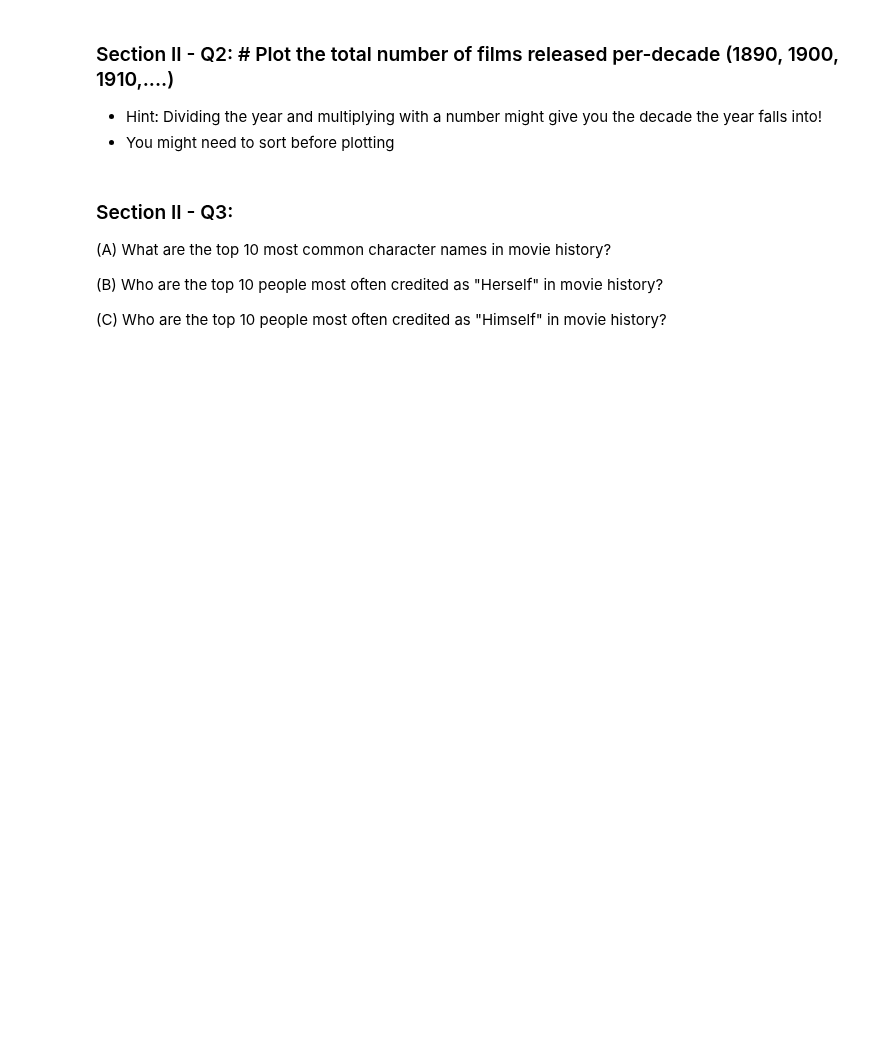
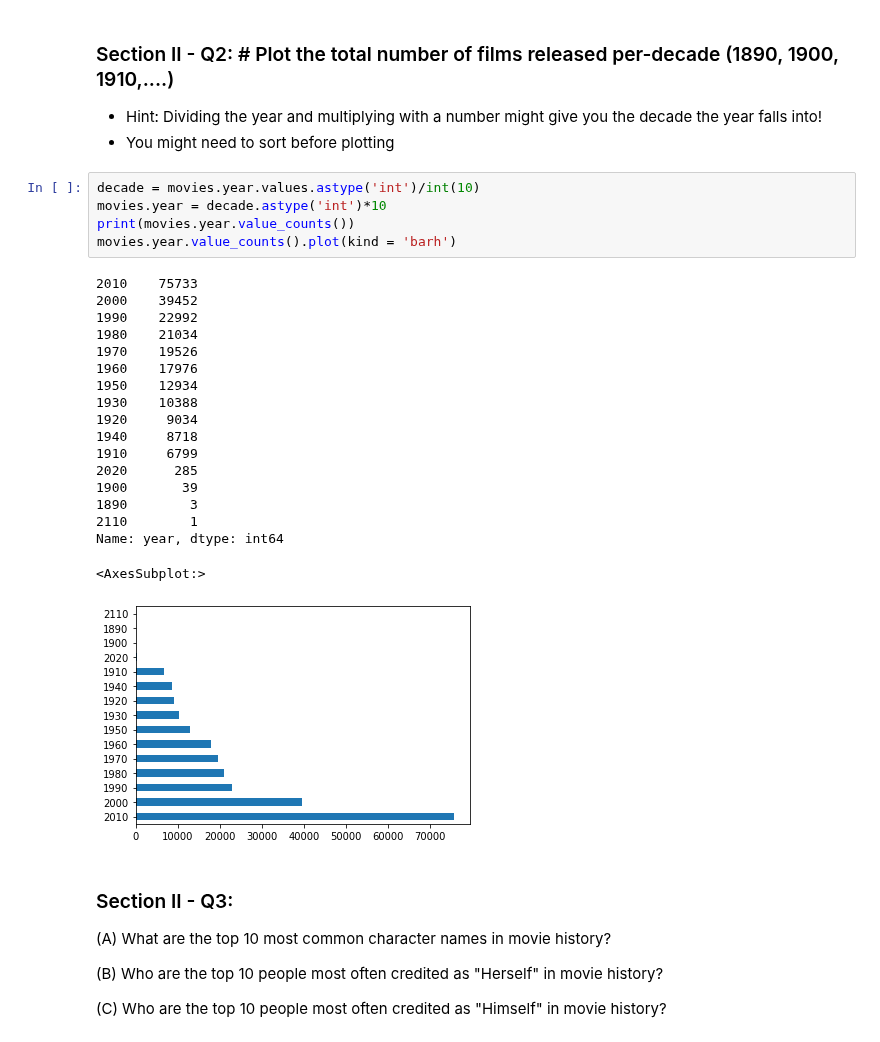
Before and after one commit to springboard-curriculum/mec-mini-projects, a Jupyter notebook: mec-5.3.10-data-wranging-with-pandas-mini-project/Mini_Project_Data_Wrangling_Pandas.ipynb, the cells around one changed output. Cells and saved outputs as stored; diff of their text form; blank space fills up the shorter version.

```diff
--- a/mec-5.3.10-data-wranging-with-pandas-mini-project/Mini_Project_Data_Wrangling_Pandas.ipynb
+++ b/mec-5.3.10-data-wranging-with-pandas-mini-project/Mini_Project_Data_Wrangling_Pandas.ipynb
@@ -198,6 +392,30 @@ top_ten.plot(kind='barh')
 ### Section II - Q2: # Plot the total number of films released per-decade (1890, 1900, 1910,....)
 - Hint: Dividing the year and multiplying with a number might give you the decade the year falls into!
 - You might need to sort before plotting
+# %%
+decade = movies.year.values.astype('int')/int(10)
+movies.year = decade.astype('int')*10
+print(movies.year.value_counts())
+movies.year.value_counts().plot(kind = 'barh')
+# %% [output]
+2010    75733
+2000    39452
+1990    22992
+1980    21034
+1970    19526
+1960    17976
+1950    12934
+1930    10388
+1920     9034
+1940     8718
+1910     6799
+2020      285
+1900       39
+1890        3
+2110        1
+Name: year, dtype: int64
+<AxesSubplot:>
+[figure, added]
 # %% [markdown]
 ### Section II - Q3:
 
```
Also changed, not shown: parts of 45 cells of this notebook.
